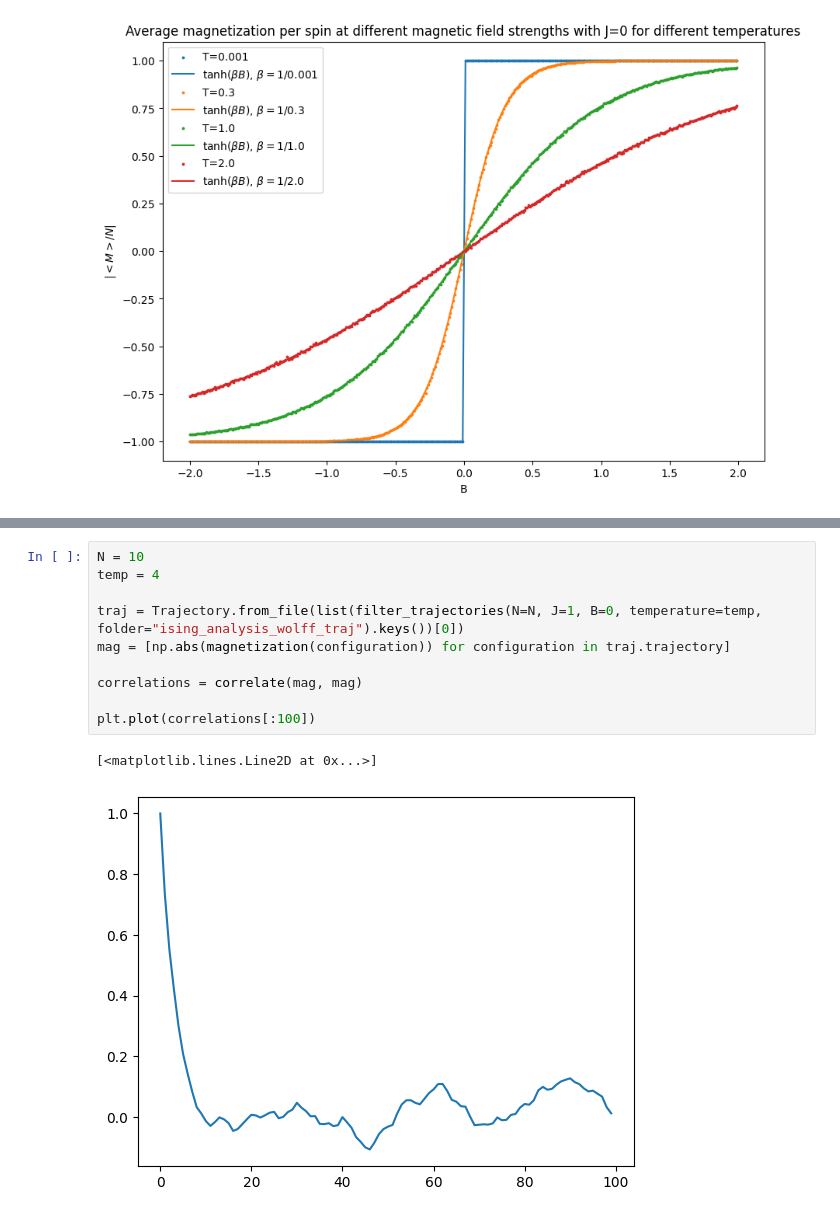
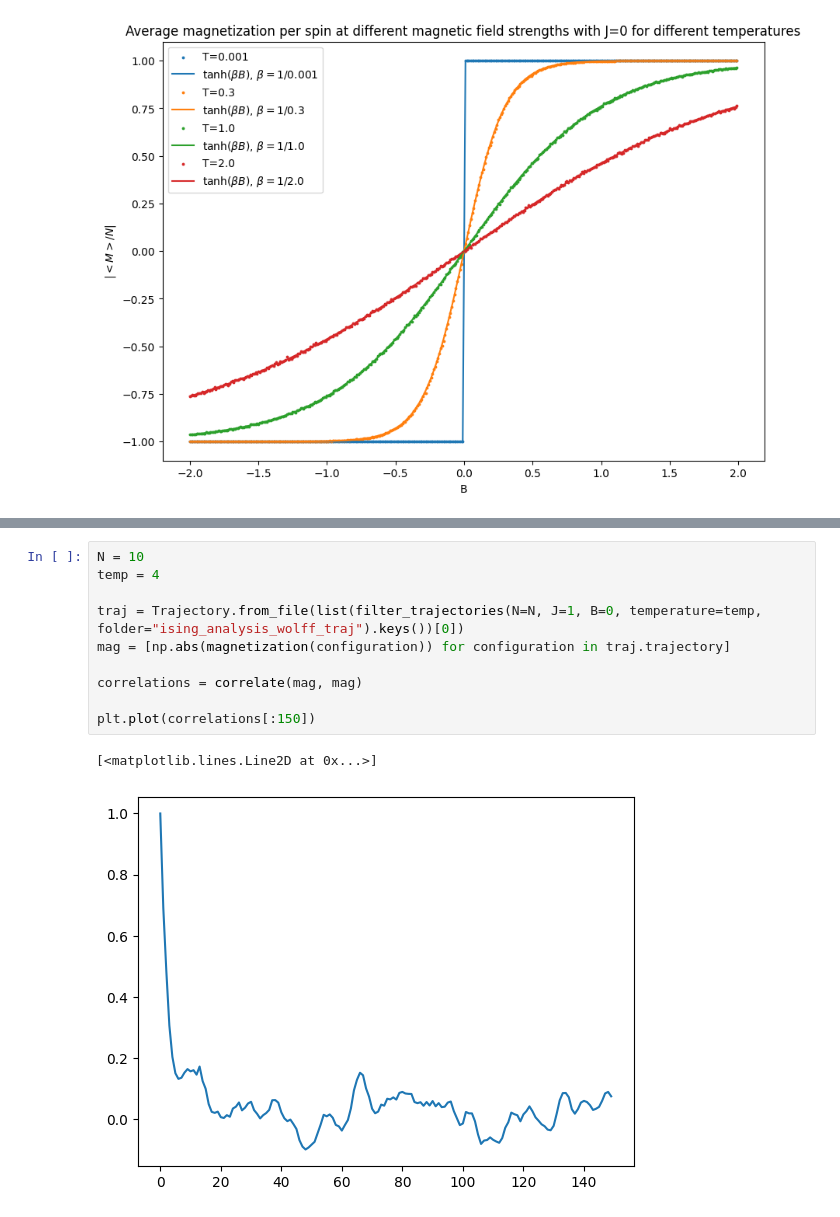
Before and after one commit to MaxNeg8/ml_ising, a Jupyter notebook: src/ising_analysis.ipynb, the cells around one changed output, grey strips where cells are left out. Drawn from its saved outputs; the diff is of its cells as text.

```diff
--- a/src/ising_analysis.ipynb
+++ b/src/ising_analysis.ipynb
@@ -105,16 +105,16 @@ plt.show()
 # %%
 N = 10
 temp = 4
 
 traj = Trajectory.from_file(list(filter_trajectories(N=N, J=1, B=0, temperature=temp, folder="ising_analysis_wolff_traj").keys())[0])
 mag = [np.abs(magnetization(configuration)) for configuration in traj.trajectory]
 
 correlations = correlate(mag, mag)
 
-plt.plot(correlations[:100])
+plt.plot(correlations[:150])
 # %% [output]
 [<matplotlib.lines.Line2D at 0x...>]
-[figure, old version]
+[figure, new version]
 # %%
 temperatures = [0.001, 0.3, 1.0, 2.0]
 
```
Also changed, not shown: parts of 3 cells of this notebook, 1 other file.
